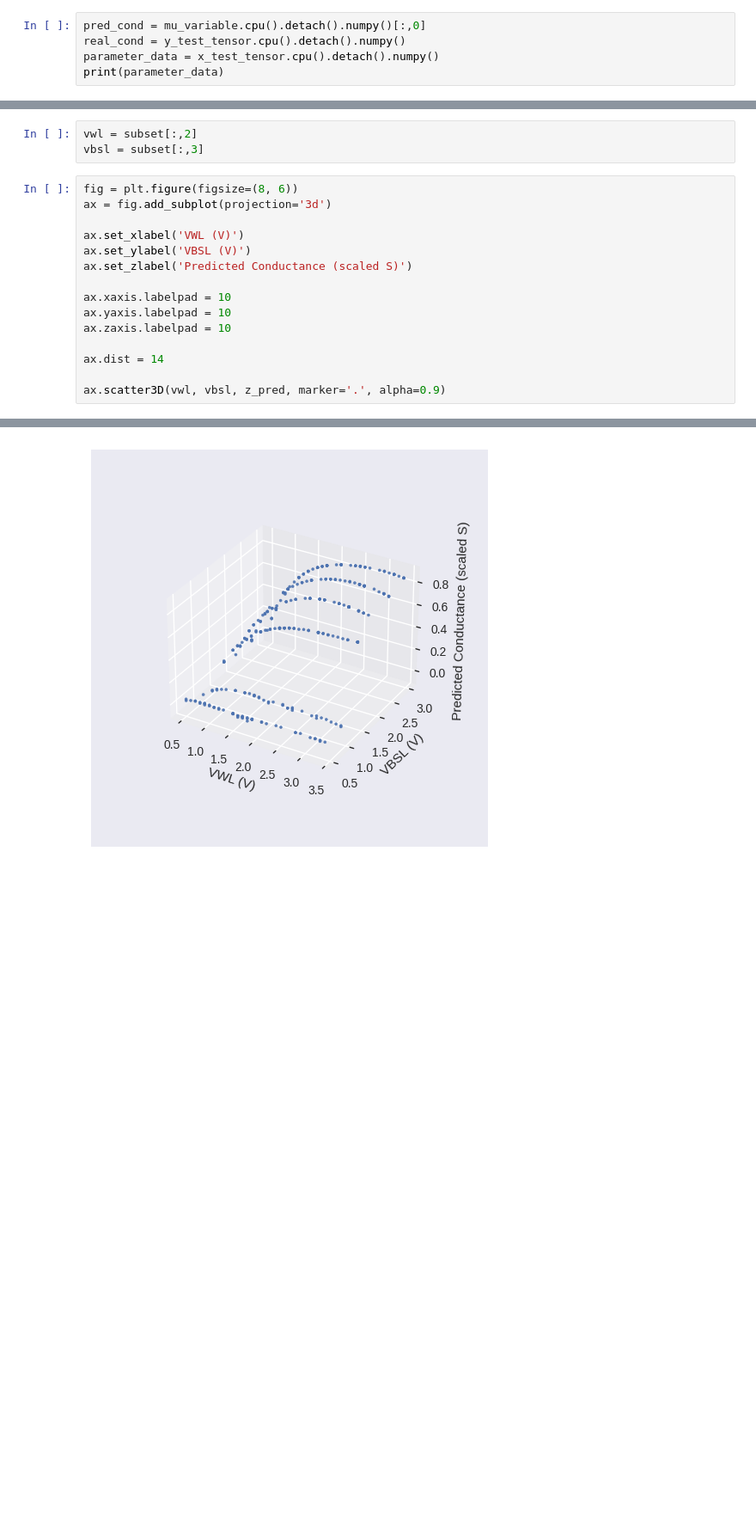
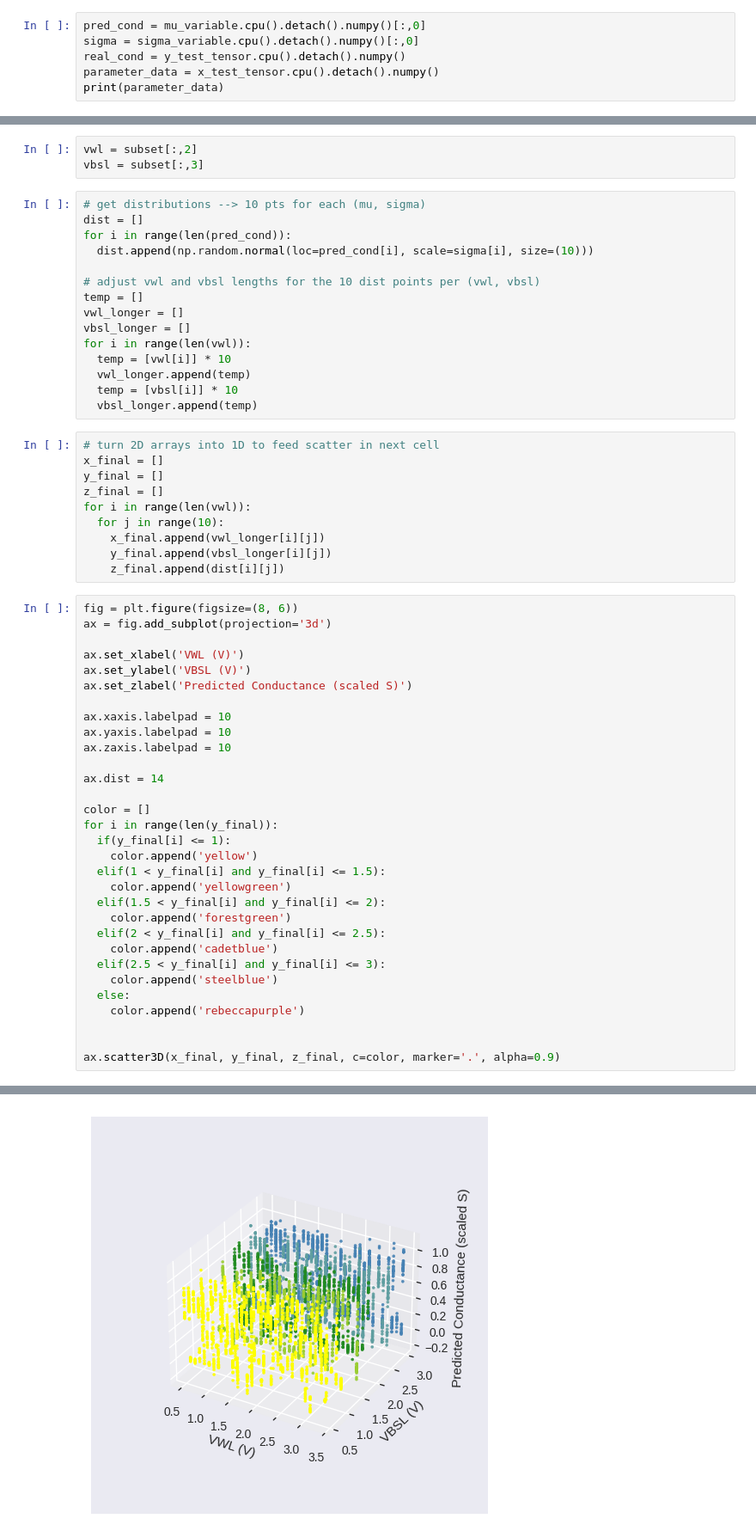
Before and after one commit to AaravWattal/RRAM-Models, a Jupyter notebook: SISPAD_3D_Graphs.ipynb, the cells around one changed output, grey strips where cells are left out. Shown: that part at 86% size. Saved outputs shown, nothing was run; the diff lists cells and outputs as text; blank space fills up the shorter version.

Commit message:
N(mu, sigma) 10 pt distribution per pred pt

```diff
--- a/SISPAD_3D_Graphs.ipynb
+++ b/SISPAD_3D_Graphs.ipynb
@@ -322,5 +322,6 @@ plt.scatter(mu_variable.cpu().detach().numpy()[:,0], sigma_variable.cpu().detach
 # %%
 pred_cond = mu_variable.cpu().detach().numpy()[:,0]
+sigma = sigma_variable.cpu().detach().numpy()[:,0]
 real_cond = y_test_tensor.cpu().detach().numpy()
 parameter_data = x_test_tensor.cpu().detach().numpy()
 print(parameter_data)
@@ -349,24 +351,65 @@ subset = np.delete(subset, 0, 0)
 # %%
 vwl = subset[:,2]
 vbsl = subset[:,3]
+# %%
+# get distributions --> 10 pts for each (mu, sigma)
+dist = []
+for i in range(len(pred_cond)):
+  dist.append(np.random.normal(loc=pred_cond[i], scale=sigma[i], size=(10)))
+
+# adjust vwl and vbsl lengths for the 10 dist points per (vwl, vbsl)
+temp = []
+vwl_longer = []
+vbsl_longer = []
+for i in range(len(vwl)):
+  temp = [vwl[i]] * 10
+  vwl_longer.append(temp)
+  temp = [vbsl[i]] * 10
+  vbsl_longer.append(temp)
+# %%
+# turn 2D arrays into 1D to feed scatter in next cell
+x_final = []
+y_final = []
+z_final = []
+for i in range(len(vwl)):
+  for j in range(10):
+    x_final.append(vwl_longer[i][j])
+    y_final.append(vbsl_longer[i][j])
+    z_final.append(dist[i][j])
 # %%
 fig = plt.figure(figsize=(8, 6))
 ax = fig.add_subplot(projection='3d')
 
 ax.set_xlabel('VWL (V)')
 ax.set_ylabel('VBSL (V)')
 ax.set_zlabel('Predicted Conductance (scaled S)')
 
 ax.xaxis.labelpad = 10
 ax.yaxis.labelpad = 10
 ax.zaxis.labelpad = 10
 
 ax.dist = 14
 
-ax.scatter3D(vwl, vbsl, z_pred, marker='.', alpha=0.9)
+color = []
+for i in range(len(y_final)):
+  if(y_final[i] <= 1):
+    color.append('yellow')
+  elif(1 < y_final[i] and y_final[i] <= 1.5):
+    color.append('yellowgreen')
+  elif(1.5 < y_final[i] and y_final[i] <= 2):
+    color.append('forestgreen')
+  elif(2 < y_final[i] and y_final[i] <= 2.5):
+    color.append('cadetblue')
+  elif(2.5 < y_final[i] and y_final[i] <= 3):
+    color.append('steelblue')
+  else:
+    color.append('rebeccapurple')
+
+
+ax.scatter3D(x_final, y_final, z_final, c=color, marker='.', alpha=0.9)
 # %% [output]
 <mpl_toolkits.mplot3d.art3d.Path3DCollection at 0x...>
-[figure, old version]
+[figure, new version]
 # %%
 fig = plt.figure(figsize=(8, 6))
 ax = fig.add_subplot(projection='3d')
```
Also changed, not shown: parts of 8 cells of this notebook.
